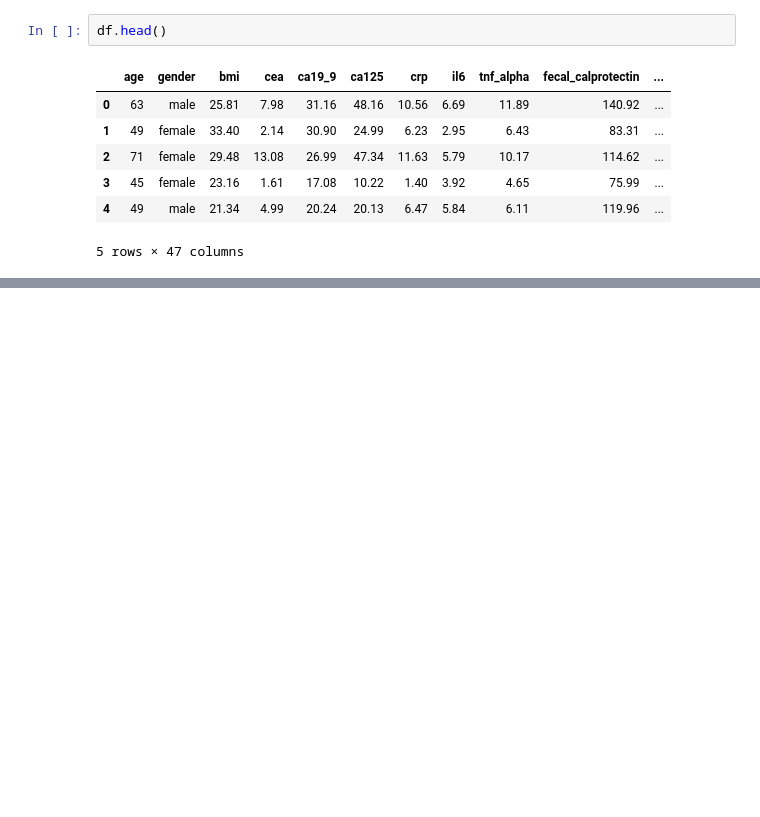
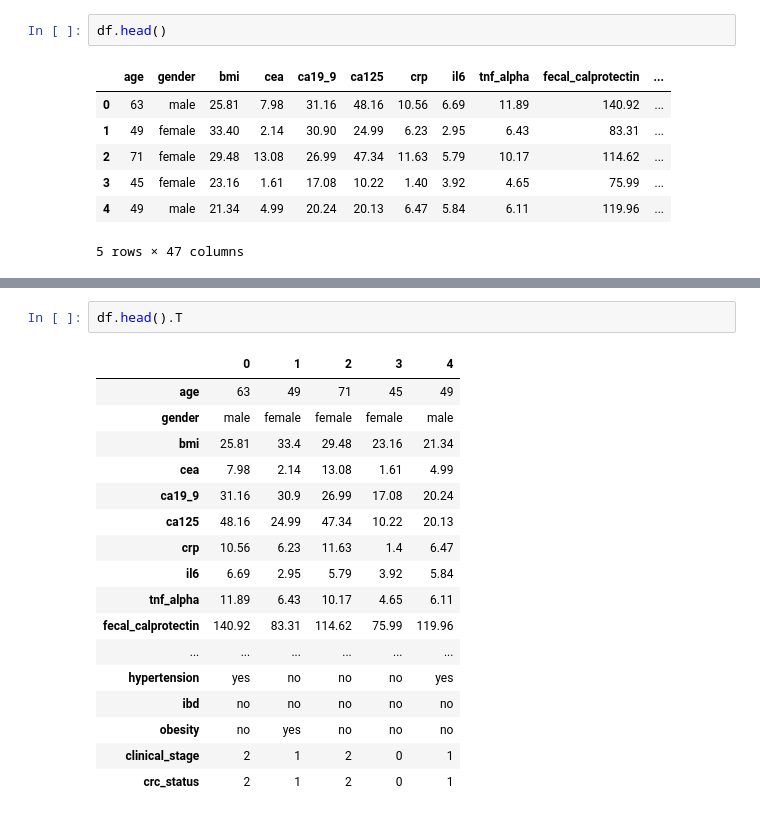
Before and after one commit to pushtaev/machine-learning-homework, a Jupyter notebook: 07-midterm_project/Untitled.ipynb, the cells around one changed output, grey strips where cells are left out. Drawn from its saved outputs; the diff is of its cells as text; blank space fills up the shorter version.

```diff
--- a/07-midterm_project/Untitled.ipynb
+++ b/07-midterm_project/Untitled.ipynb
@@ -148,0 +162,20 @@ df.head()
+# %%
+df.head().T
+# %% [output]
+|  | 0 | 1 | 2 | 3 | 4 |
+| age | 63 | 49 | 71 | 45 | 49 |
+| gender | male | female | female | female | male |
+| bmi | 25.81 | 33.4 | 29.48 | 23.16 | 21.34 |
+| cea | 7.98 | 2.14 | 13.08 | 1.61 | 4.99 |
+| ca19_9 | 31.16 | 30.9 | 26.99 | 17.08 | 20.24 |
+| ca125 | 48.16 | 24.99 | 47.34 | 10.22 | 20.13 |
+| crp | 10.56 | 6.23 | 11.63 | 1.4 | 6.47 |
+| il6 | 6.69 | 2.95 | 5.79 | 3.92 | 5.84 |
+| tnf_alpha | 11.89 | 6.43 | 10.17 | 4.65 | 6.11 |
+| fecal_calprotectin | 140.92 | 83.31 | 114.62 | 75.99 | 119.96 |
+| ... | ... | ... | ... | ... | ... |
+| hypertension | yes | no | no | no | yes |
+| ibd | no | no | no | no | no |
+| obesity | no | yes | no | no | no |
+| clinical_stage | 2 | 1 | 2 | 0 | 1 |
+| crc_status | 2 | 1 | 2 | 0 | 1 |
```
Also changed, not shown: parts of 10 cells of this notebook, 1 other file.
